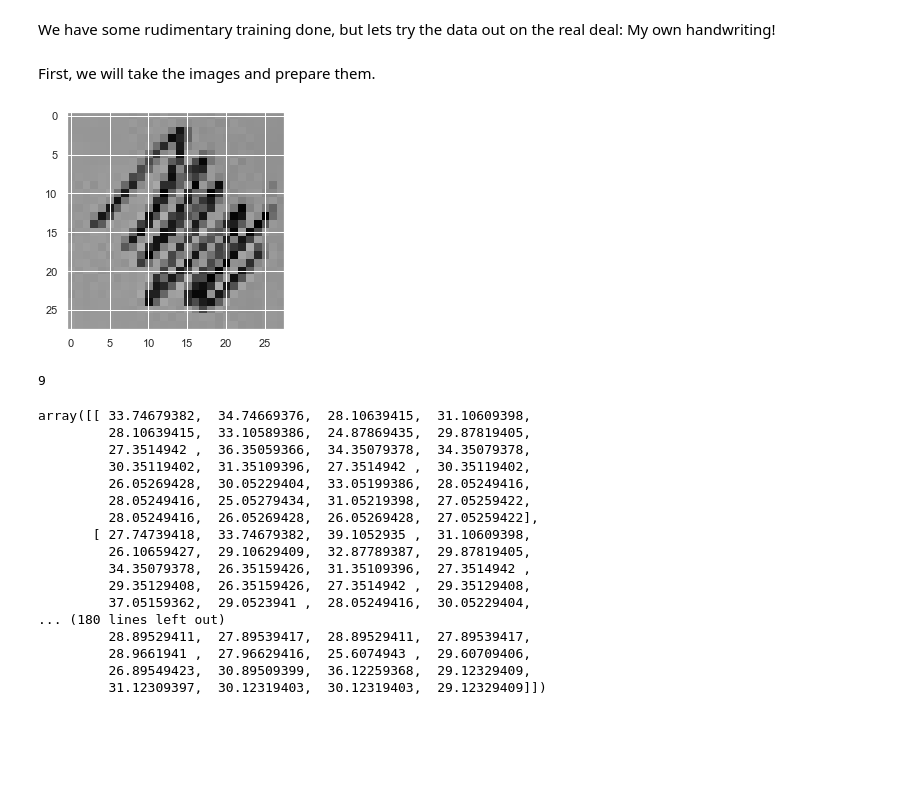
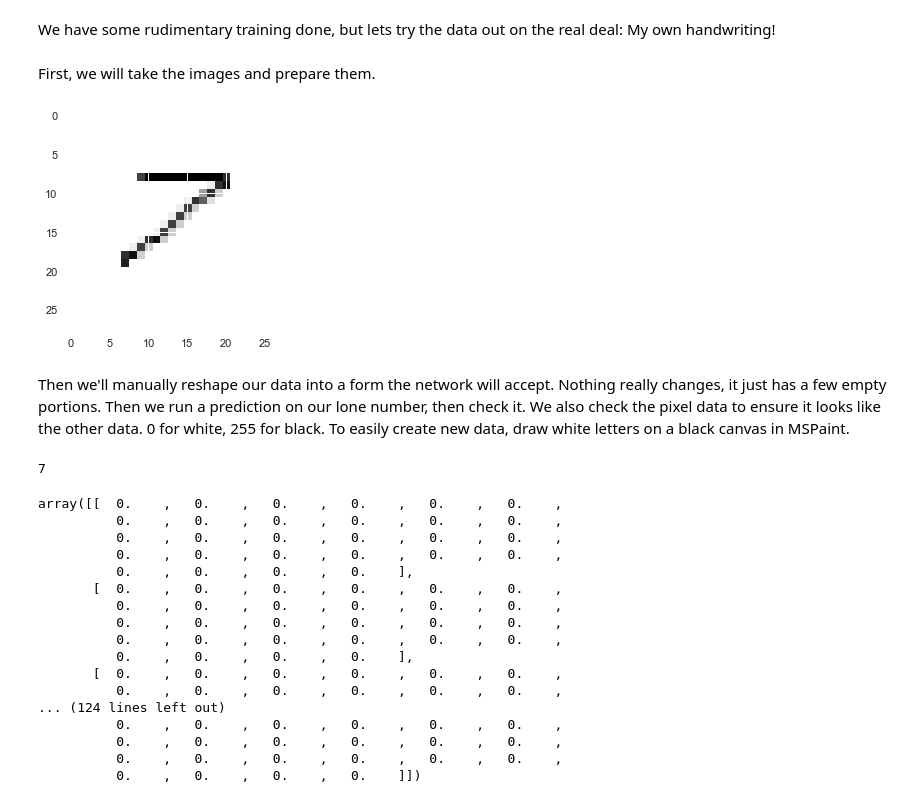
Before and after one commit to malikendsley/MOSTECMLProject-, a Jupyter notebook: MNIST Digit Recognition with Deep Learning - Malik Endsley and Daniel Park.ipynb, the cells around one changed output. Drawn from its saved outputs; the diff is of its cells as text; code cells hidden in the pictures; blank space fills up the shorter version.

Commit message:
But not the one labeled eightpng. IT WORKS

```diff
--- a/MNIST Digit Recognition with Deep Learning - Malik Endsley and Daniel Park.ipynb
+++ b/MNIST Digit Recognition with Deep Learning - Malik Endsley and Daniel Park.ipynb
@@ -355,40 +355,42 @@ We have some rudimentary training done, but lets try the data out on the real de
 # %%
 import matplotlib.image as mpimg
 def rgb2gray(rgb):
-    return np.dot(rgb[...,:3], [0.2989, 0.5870, 0.1140])
+    return np.dot(rgb[...,:3], [0.2989,0.5870,0.1140])
 
-img = mpimg.imread('ourdata/squigglepng.png')
+img = mpimg.imread('ourdata/eightpng.png')
 gray = rgb2gray(img)
-plt.imshow(gray, cmap=plt.get_cmap('gray'), vmin=0, vmax=1)
+plt.imshow(gray, cmap=plt.get_cmap('gray_r'), vmin=0, vmax=1)
 plt.show()
 # %% [output]
-[figure, old version]
+[figure, new version]
+# %% [markdown]
+Then we'll manually reshape our data into a form the network will accept. Nothing really changes, it just has a few empty portions. Then we run a prediction on our lone number, then check it. We also check the pixel data to ensure it looks like the other data. 0 for white, 255 for black. To easily create new data, draw white letters on a black canvas in MSPaint.
 # %%
 newsix = np.empty(shape=(1, 28, 28, 1))
 for i in range(len(newsix[0])):
     for j in range(len(newsix[0][0])):
-        newsix[0][i][j][0] = (1- gray[i][j])
+        newsix[0][i][j][0] = (gray[i][j]) * 255
 predicts = model.predict_classes(newsix)
 print(predicts[0])
 # %% [output]
-9
+7
 # %%
-((1 - gray) * 255)-70
+(gray * 255)
 # %% [output]
-array([[ 33.74679382,  34.74669376,  28.10639415,  31.10609398,
-         28.10639415,  33.10589386,  24.87869435,  29.87819405,
-         27.3514942 ,  36.35059366,  34.35079378,  34.35079378,
-         30.35119402,  31.35109396,  27.3514942 ,  30.35119402,
-         26.05269428,  30.05229404,  33.05199386,  28.05249416,
-         28.05249416,  25.05279434,  31.05219398,  27.05259422,
-         28.05249416,  26.05269428,  26.05269428,  27.05259422],
-       [ 27.74739418,  33.74679382,  39.1052935 ,  31.10609398,
-         26.10659427,  29.10629409,  32.87789387,  29.87819405,
-         34.35079378,  26.35159426,  31.35109396,  27.3514942 ,
-         29.35129408,  26.35159426,  27.3514942 ,  29.35129408,
-         37.05159362,  29.0523941 ,  28.05249416,  30.05229404,
-... (180 lines left out)
-         28.89529411,  27.89539417,  28.89529411,  27.89539417,
-         28.9661941 ,  27.96629416,  25.6074943 ,  29.60709406,
-         26.89549423,  30.89509399,  36.12259368,  29.12329409,
-         31.12309397,  30.12319403,  30.12319403,  29.12329409]])
+array([[  0.    ,   0.    ,   0.    ,   0.    ,   0.    ,   0.    ,
+          0.    ,   0.    ,   0.    ,   0.    ,   0.    ,   0.    ,
+          0.    ,   0.    ,   0.    ,   0.    ,   0.    ,   0.    ,
+          0.    ,   0.    ,   0.    ,   0.    ,   0.    ,   0.    ,
+          0.    ,   0.    ,   0.    ,   0.    ],
+       [  0.    ,   0.    ,   0.    ,   0.    ,   0.    ,   0.    ,
+          0.    ,   0.    ,   0.    ,   0.    ,   0.    ,   0.    ,
+          0.    ,   0.    ,   0.    ,   0.    ,   0.    ,   0.    ,
+          0.    ,   0.    ,   0.    ,   0.    ,   0.    ,   0.    ,
+          0.    ,   0.    ,   0.    ,   0.    ],
+       [  0.    ,   0.    ,   0.    ,   0.    ,   0.    ,   0.    ,
+          0.    ,   0.    ,   0.    ,   0.    ,   0.    ,   0.    ,
+... (124 lines left out)
+          0.    ,   0.    ,   0.    ,   0.    ,   0.    ,   0.    ,
+          0.    ,   0.    ,   0.    ,   0.    ,   0.    ,   0.    ,
+          0.    ,   0.    ,   0.    ,   0.    ,   0.    ,   0.    ,
+          0.    ,   0.    ,   0.    ,   0.    ]])
```
Also changed, not shown: 1 other file.
